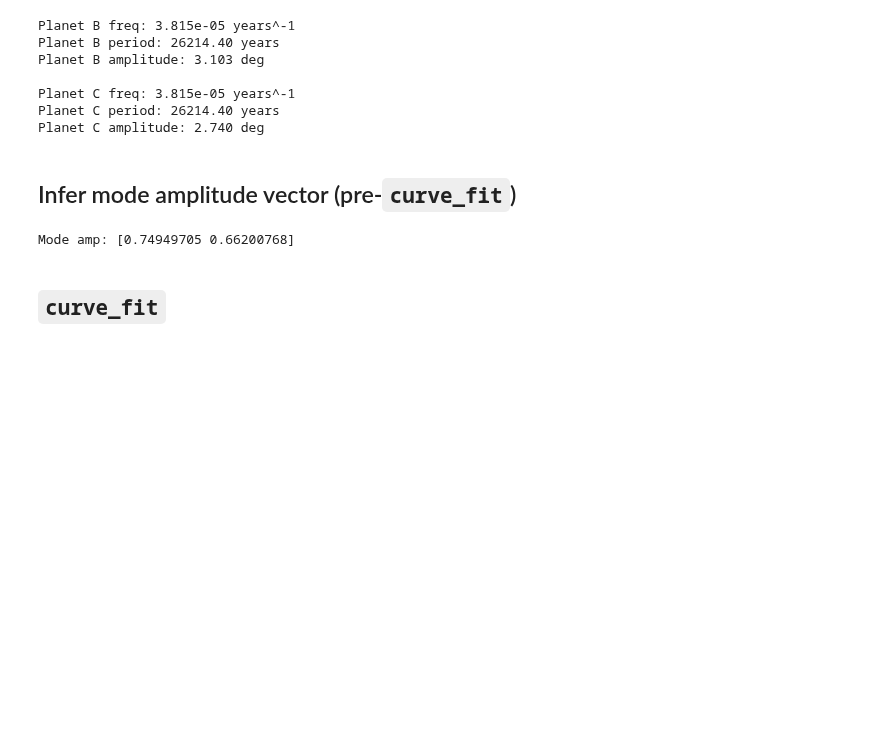
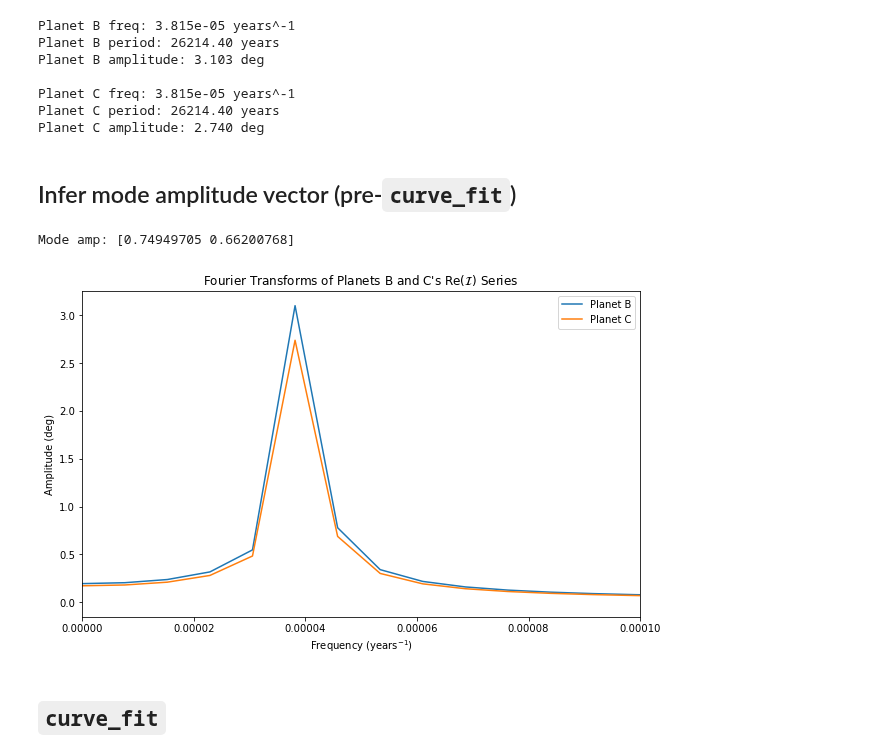
Before and after one commit to Jupiter1994/inc-dynamics, a Jupyter notebook: two_planet/two_planet.ipynb, the cells around one changed output. Drawn from its saved outputs; the diff is of its cells as text; code cells hidden in the pictures; blank space fills up the shorter version.

```diff
--- a/two_planet/two_planet.ipynb
+++ b/two_planet/two_planet.ipynb
@@ -386,22 +371,35 @@ Planet C amplitude: 2.740 deg
 ## Infer mode amplitude vector (pre-`curve_fit`)
 # %%
 b_fft = 2 / num_steps * np.abs(fft.fft(b_complex_incs_deg.real))
+b_fft = b_fft[:N//2]
 c_fft = 2 / num_steps * np.abs(fft.fft(c_complex_incs_deg.real))
+c_fft = c_fft[:N//2]
+
 max_freq = np.argmax(b_fft)
+freqs = fft.fftfreq(num_steps, tstep)[:N//2]
 
 mode_amp = np.array([b_fft[max_freq], c_fft[max_freq]])
 mode_amp = mode_amp / np.linalg.norm(mode_amp)
 print(f'Mode amp: {mode_amp}')
 
 # plot FTs
-# plt.figure(figsize=(10,6))
-# plt.plot(b_fft[ :20])
-# plt.plot(c_fft[ :20])
+fig = plt.figure(figsize=(10,6))
+fig.patch.set_facecolor('white')
 
-# plt.title("Planet B and C's FFTs")
-# plt.show()
+plt.plot(freqs, b_fft, label='Planet B')
+plt.plot(freqs, c_fft, label='Planet C')
+
+plt.xlabel('Frequency (years$^{-1}$)')
+plt.xlim(0, 1e-4)
+plt.ylabel('Amplitude (deg)')
+
+plt.title("Fourier Transforms of Planets B and C's Re($\mathcal{I}$) Series")
+plt.savefig(fig_path, bbox_inches='tight')
+plt.legend()
+plt.show()
 # %% [output]
 Mode amp: [0.74949705 0.66200768]
+[figure, added]
 # %% [markdown]
 ## `curve_fit`
 # %% [markdown]
```
Also changed, not shown: parts of 11 cells of this notebook, 6 other files.
